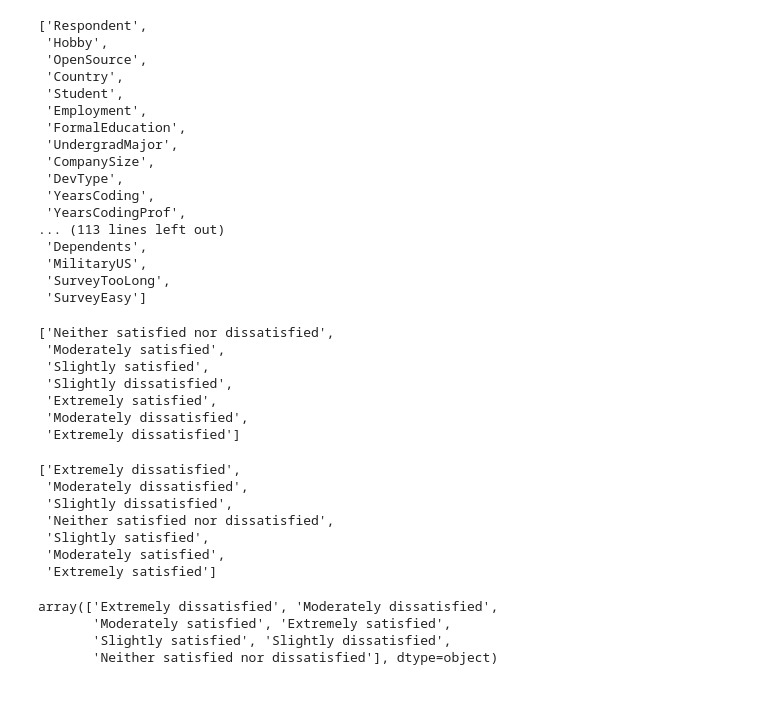
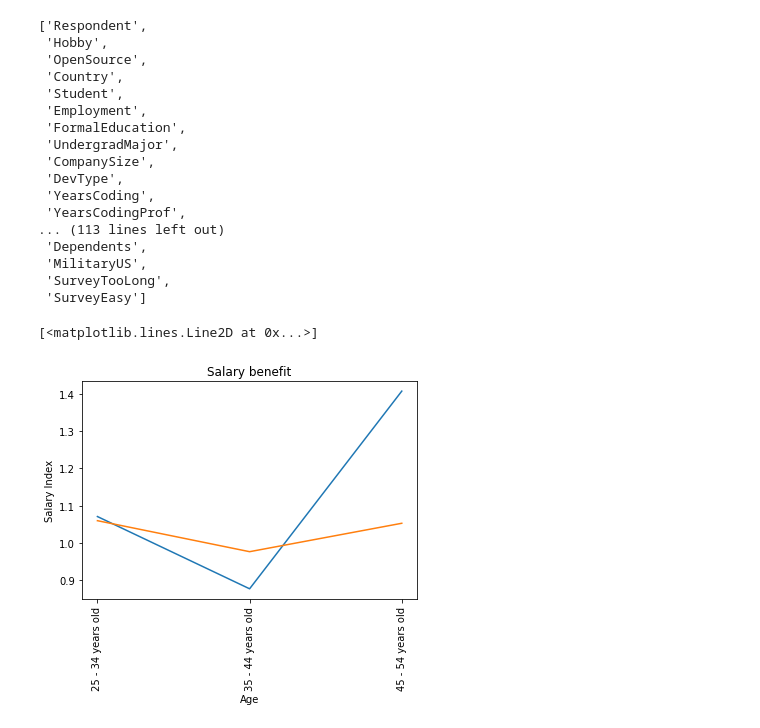
Before and after one commit to dltheobald-Deloitte/GenderGapAnalysis, a Jupyter notebook: Blog_prep.ipynb, the cells around one changed output. Saved outputs shown, nothing was run; the diff lists cells and outputs as text; code cells hidden in the pictures; blank space fills up the shorter version.

```diff
--- a/Blog_prep.ipynb
+++ b/Blog_prep.ipynb
@@ -25,6 +26,7 @@ from sklearn.model_selection import train_test_split
 from sklearn.ensemble import RandomForestRegressor
 from sklearn.metrics import r2_score
 
+import seaborn as sns
 import matplotlib.pyplot as plt
 %matplotlib inline
 
@@ -36,7 +38,7 @@ df=pd.read_csv(file_path)
 cols = ['CareerSatisfaction','JobSatisfaction','Respondent',
         'Country','LanguageWorkedWith','Gender','SexualOrientation',
         'EducationParents','RaceEthnicity','Age','ConvertedSalary',
-        'UndergradMajor','FormalEducation','YearsCoding']
+        'UndergradMajor','FormalEducation','YearsCoding','Dependents']
 
 
 df_personal = df[cols]
@@ -245,3 +245,29 @@ plt.legend(loc='upper right', prop={'size':10})
 plt.savefig(os.path.join(os.getcwd(),'Gender_exp_pop_dist.png'),bbox_inches='tight')
 # %% [output]
 [figure]
+# %%
+#Looking at population who answered the dependency question and the salary question
+df_dep_no_null_f = df_female.dropna(subset=['Dependents','ConvertedSalary'],how='any')
+df_dep_no_null_m = df_male.dropna(subset=['Dependents','ConvertedSalary'],how='any')
+
+#Filtering for ages most likley children are to have an impact on salary.
+ages_for_children = ['25 - 34 years old','35 - 44 years old','45 - 54 years old']
+
+df_dependents_f=df_dep_no_null_f[df_dep_no_null_f.Age.apply(lambda x: True if x in ages_for_children else False)]
+df_dependents_m=df_dep_no_null_m[df_dep_no_null_m.Age.apply(lambda x: True if x in ages_for_children else False)]
+
+#Finding average Salaries by age and by dependents status
+female_series = df_dependents_f.groupby(['Dependents','Age']).ConvertedSalary.mean()
+male_series = df_dependents_m.groupby(['Dependents','Age']).ConvertedSalary.mean()
+
+#Calculating the relative mean gain/loss
+female_dep_cost = female_series['No']/female_series['Yes']
+male_dep_cost = male_series['No']/male_series['Yes']
+
+
+df_dep_cost = pd.concat([pd.DataFrame(list(female_dep_cost), index = list(female_dep_cost.index), columns = ['Female']),
+                        pd.DataFrame(list(male_dep_cost), index = list(male_dep_cost.index),columns=['Male'])],axis=1)
+df_dep_cost['Female'] = df_dep_cost['Female'].apply(lambda x: "{:.2%}".format(x-1))
+df_dep_cost['Male'] = df_dep_cost['Male'].apply(lambda x: "{:.2%}".format(x-1))
+
+df_dep_cost
@@ -504,10 +676,0 @@ df_male = df_personal.dropna()[df_personal.Gender.dropna(axis=0).apply(lambda x:
-# %%
-list(df_male.CareerSatisfaction.unique())
-# %% [output]
-['Neither satisfied nor dissatisfied',
- 'Moderately satisfied',
- 'Slightly satisfied',
- 'Slightly dissatisfied',
- 'Extremely satisfied',
- 'Moderately dissatisfied',
- 'Extremely dissatisfied']
@@ -522,18 +677,19 @@ list(df_male.CareerSatisfaction.unique())
-# %%
-['Extremely dissatisfied','Moderately dissatisfied','Slightly dissatisfied','Neither satisfied nor dissatisfied',
-'Slightly satisfied','Moderately satisfied','Extremely satisfied']
-# %% [output]
-['Extremely dissatisfied',
- 'Moderately dissatisfied',
- 'Slightly dissatisfied',
- 'Neither satisfied nor dissatisfied',
- 'Slightly satisfied',
- 'Moderately satisfied',
- 'Extremely satisfied']
-# %%
-df_female['JobSatisfaction'].unique()
-# %% [output]
-array(['Extremely dissatisfied', 'Moderately dissatisfied',
-       'Moderately satisfied', 'Extremely satisfied',
-       'Slightly satisfied', 'Slightly dissatisfied',
-       'Neither satisfied nor dissatisfied'], dtype=object)
+# %%
+female_list = list(zip(female_dep_cost.index, female_dep_cost))
+male_list = list(zip(male_dep_cost.index,male_dep_cost))
+
+female_list_x = [x[0] for x in female_list]
+female_list_y = [y[1] for y in female_list]
+male_list_x = [x[0] for x in male_list]
+male_list_y = [y[1] for y in male_list]
+
+plt.title('Salary benefit')
+plt.ylabel('Salary Index')
+plt.xlabel('Age')
+plt.xticks(rotation=90)
+
+plt.plot(female_list_x, female_list_y, label = 'Female')
+plt.plot(male_list_x, male_list_y, label = 'male')
+# %% [output]
+[<matplotlib.lines.Line2D at 0x...>]
+[figure, added]
```
Also changed, not shown: parts of 15 cells of this notebook, 7 other files.
